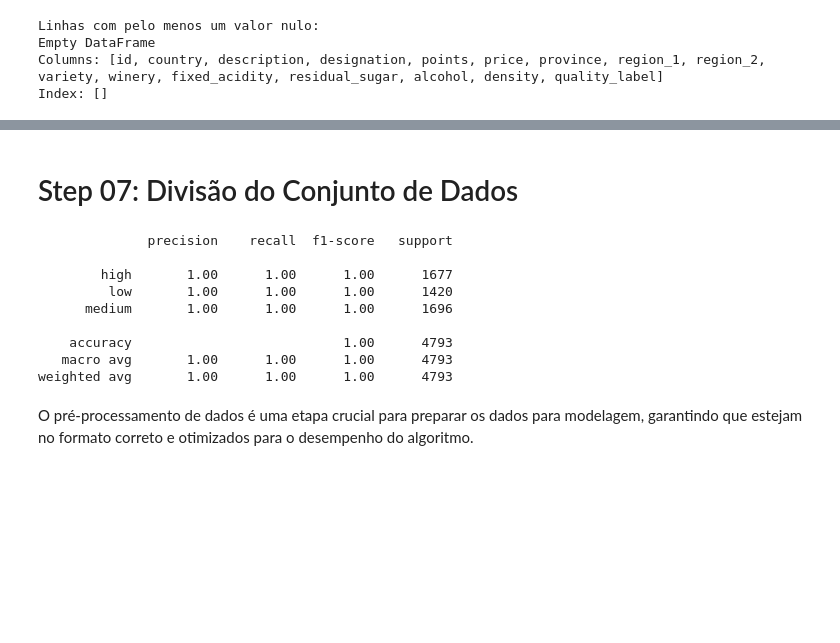
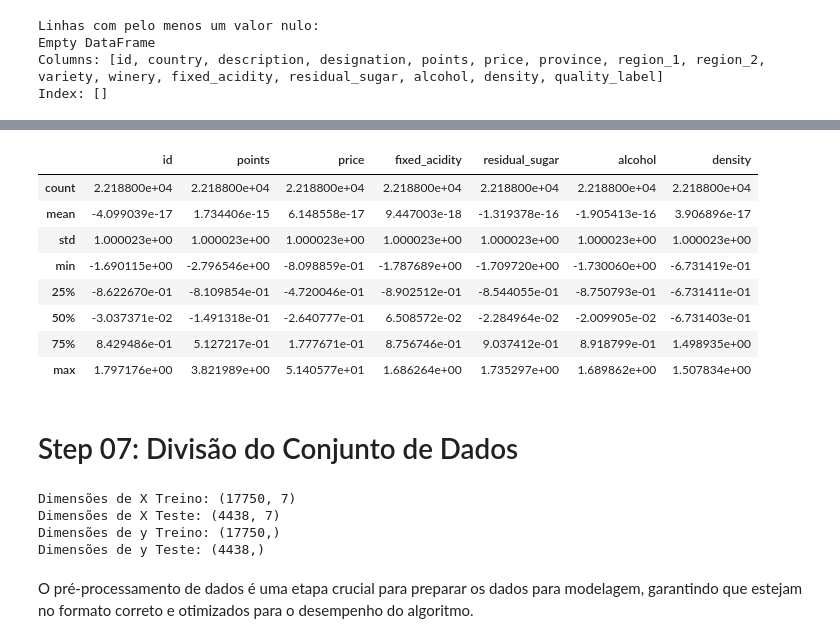
Before and after one commit to RodrigoMarenda/Analise_de_Dados, a Jupyter notebook: Wine_Quality.ipynb, the cells around one changed output, grey strips where cells are left out. Drawn from its saved outputs; the diff is of its cells as text; code cells hidden in the pictures; blank space fills up the shorter version.

```diff
--- a/Wine_Quality.ipynb
+++ b/Wine_Quality.ipynb
@@ -962,0 +824,12 @@ NameError: name 'features' is not defined
+# %%
+
+# Seleciona apenas colunas numéricas
+numericas = df.select_dtypes(include=['number']).dropna()
+
+# Cria o scaler e ajusta
+scaler = StandardScaler()
+df_normalizado = pd.DataFrame(scaler.fit_transform(numericas),
+                              columns=numericas.columns)
+
+# Visualização rápida
+df_normalizado.head()
@@ -963,32 +871,41 @@ NameError: name 'features' is not defined
+# %%
+df_normalizado.describe()
+# %% [output]
+|  | id | points | price | fixed_acidity | residual_sugar | alcohol | density |
+| count | 2.218800e+04 | 2.218800e+04 | 2.218800e+04 | 2.218800e+04 | 2.218800e+04 | 2.218800e+04 | 2.218800e+04 |
+| mean | -4.099039e-17 | 1.734406e-15 | 6.148558e-17 | 9.447003e-18 | -1.319378e-16 | -1.905413e-16 | 3.906896e-17 |
+| std | 1.000023e+00 | 1.000023e+00 | 1.000023e+00 | 1.000023e+00 | 1.000023e+00 | 1.000023e+00 | 1.000023e+00 |
+| min | -1.690115e+00 | -2.796546e+00 | -8.098859e-01 | -1.787689e+00 | -1.709720e+00 | -1.730060e+00 | -6.731419e-01 |
+| 25% | -8.622670e-01 | -8.109854e-01 | -4.720046e-01 | -8.902512e-01 | -8.544055e-01 | -8.750793e-01 | -6.731411e-01 |
+| 50% | -3.037371e-02 | -1.491318e-01 | -2.640777e-01 | 6.508572e-02 | -2.284964e-02 | -2.009905e-02 | -6.731403e-01 |
+| 75% | 8.429486e-01 | 5.127217e-01 | 1.777671e-01 | 8.756746e-01 | 9.037412e-01 | 8.918799e-01 | 1.498935e+00 |
+| max | 1.797176e+00 | 3.821989e+00 | 5.140577e+01 | 1.686264e+00 | 1.735297e+00 | 1.689862e+00 | 1.507834e+00 |
 # %% [markdown]
 # Step 07: Divisão do Conjunto de Dados
-# %%
-# Seleção de variáveis
-features = ['alcohol', 'density', 'fixed_acidity', 'price']
-X = df[features]
-y = df['quality_label']
-
-# Divisão treino/teste
-X_train, X_test, y_train, y_test = train_test_split(X, y, test_size=0.2, random_state=42)
-
-
-# Modelo
-model = RandomForestClassifier(random_state=42)
-model.fit(X_train, y_train)
-y_pred = model.predict(X_test)
-
-# Avaliação
-print(classification_report(y_test, y_pred))
-# %% [output]
-              precision    recall  f1-score   support
-
-        high       1.00      1.00      1.00      1677
-         low       1.00      1.00      1.00      1420
-      medium       1.00      1.00      1.00      1696
-
-    accuracy                           1.00      4793
-   macro avg       1.00      1.00      1.00      4793
-weighted avg       1.00      1.00      1.00      4793
+# %%
+# Define X (já padronizado)
+X = df_normalizado
+
+# Alinha y com os índices de X
+y = df.loc[X.index, 'quality_label']
+y = LabelEncoder().fit_transform(y)
+
+# Agora sim: divide
+from sklearn.model_selection import train_test_split
+
+X_train, X_test, y_train, y_test = train_test_split(
+    X, y, test_size=0.2, random_state=42, stratify=y
+)
+
+print(f"Dimensões de X Treino: {X_train.shape}")
+print(f"Dimensões de X Teste: {X_test.shape}")
+print(f"Dimensões de y Treino: {y_train.shape}")
+print(f"Dimensões de y Teste: {y_test.shape}")
+# %% [output]
+Dimensões de X Treino: (17750, 7)
+Dimensões de X Teste: (4438, 7)
+Dimensões de y Treino: (17750,)
+Dimensões de y Teste: (4438,)
 # %% [markdown]
 
 
```
Also changed, not shown: parts of 38 cells of this notebook.
